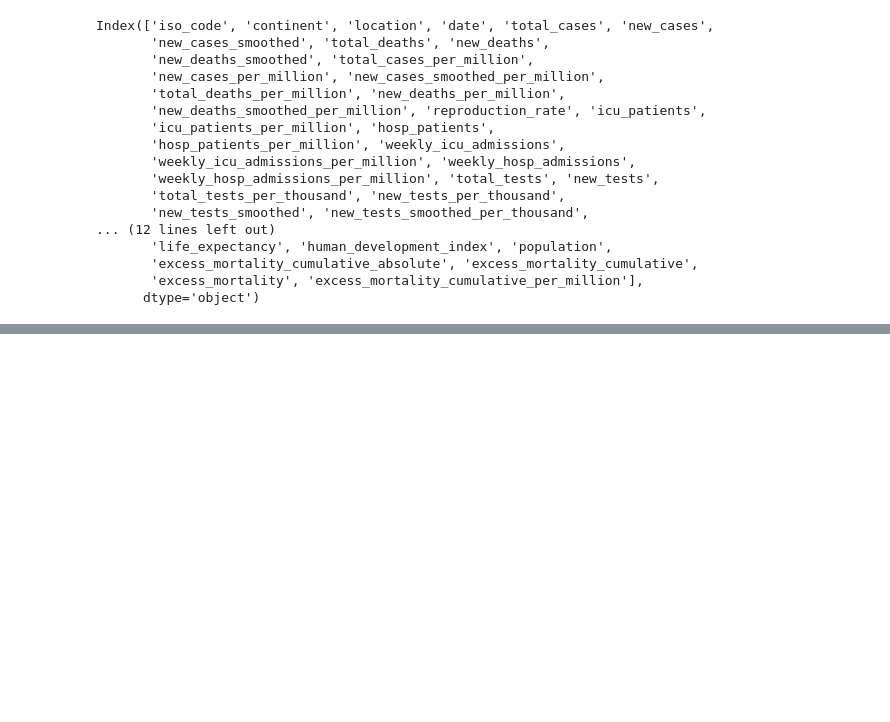
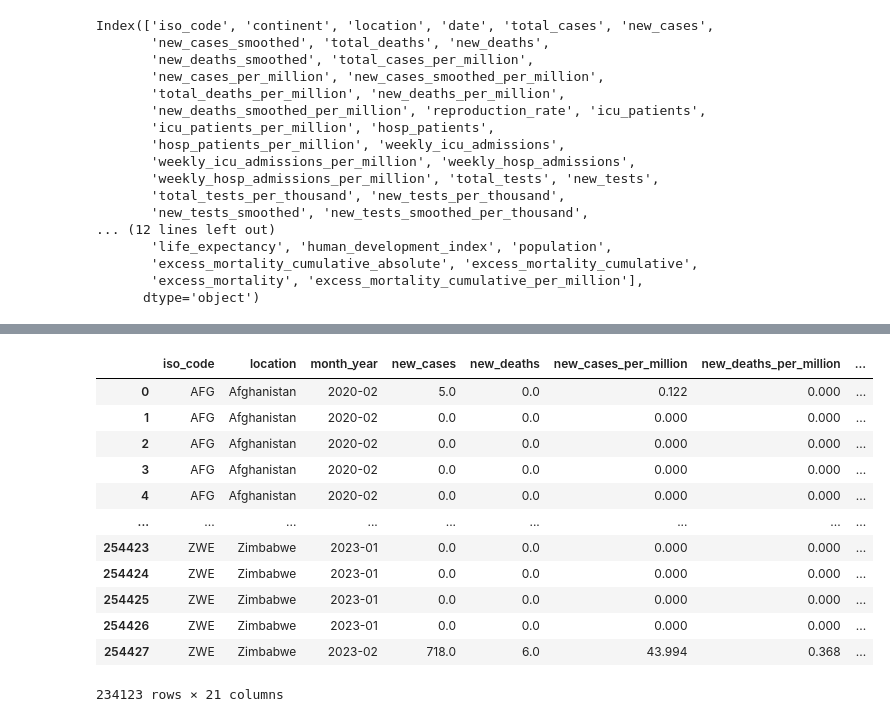
Before and after one commit to CanadianLatin/Project-1, a Jupyter notebook: project1.ipynb, the cells around one changed output, grey strips where cells are left out. Saved outputs shown, nothing was run; the diff lists cells and outputs as text; code cells hidden in the pictures; blank space fills up the shorter version.

```diff
--- a/project1.ipynb
+++ b/project1.ipynb
@@ -63,0 +74,23 @@ clean_covid_data.head(10)
+# %%
+
+#Creating a new column for Month-Year
+clean_covid_data.insert(3,"month_year",pd.to_datetime(clean_covid_data['date']).dt.to_period('M') )
+
+
+clean_covid_data_no_date = clean_covid_data.drop('date',axis = 1)
+
+clean_covid_data_no_date
+# %% [output]
+|  | iso_code | location | month_year | new_cases | new_deaths | new_cases_per_million | new_deaths_per_million | ... |
+| 0 | AFG | Afghanistan | 2020-02 | 5.0 | 0.0 | 0.122 | 0.000 | ... |
+| 1 | AFG | Afghanistan | 2020-02 | 0.0 | 0.0 | 0.000 | 0.000 | ... |
+| 2 | AFG | Afghanistan | 2020-02 | 0.0 | 0.0 | 0.000 | 0.000 | ... |
+| 3 | AFG | Afghanistan | 2020-02 | 0.0 | 0.0 | 0.000 | 0.000 | ... |
+| 4 | AFG | Afghanistan | 2020-02 | 0.0 | 0.0 | 0.000 | 0.000 | ... |
+| ... | ... | ... | ... | ... | ... | ... | ... | ... |
+| 254423 | ZWE | Zimbabwe | 2023-01 | 0.0 | 0.0 | 0.000 | 0.000 | ... |
+| 254424 | ZWE | Zimbabwe | 2023-01 | 0.0 | 0.0 | 0.000 | 0.000 | ... |
+| 254425 | ZWE | Zimbabwe | 2023-01 | 0.0 | 0.0 | 0.000 | 0.000 | ... |
+| 254426 | ZWE | Zimbabwe | 2023-01 | 0.0 | 0.0 | 0.000 | 0.000 | ... |
+| 254427 | ZWE | Zimbabwe | 2023-02 | 718.0 | 6.0 | 43.994 | 0.368 | ... |
+234123 rows × 21 columns
```
Also changed, not shown: parts of 6 cells of this notebook, 4 other files.
